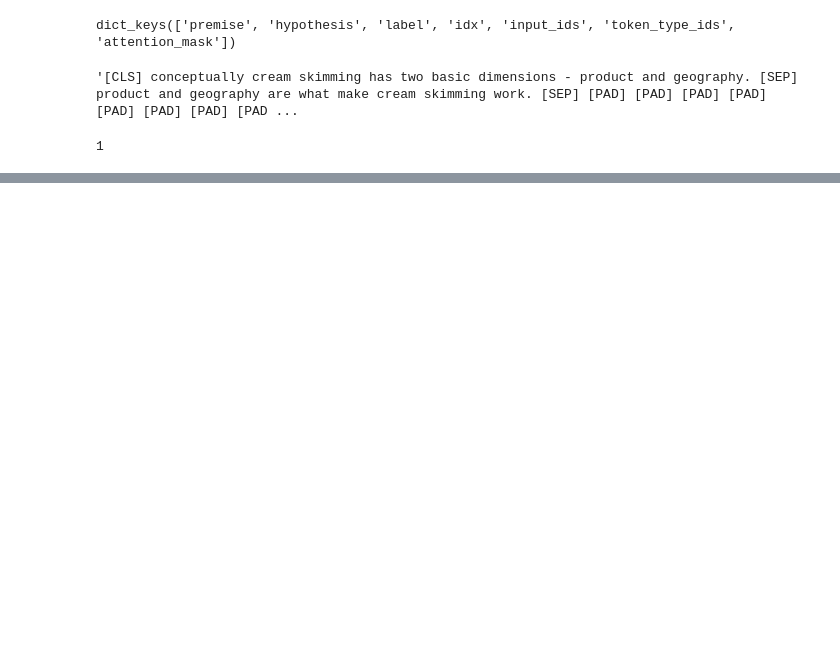
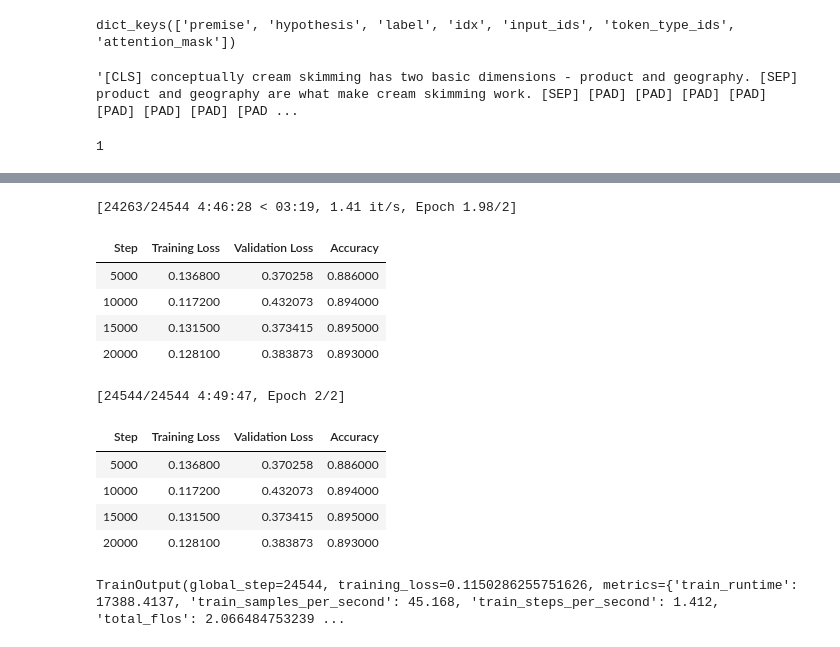
Before and after one commit to an-eve/nlp-nli-idioms, a Jupyter notebook: Fine_tuning_BERT_MultiNLI_2_labels.ipynb, the cells around one changed output, grey strips where cells are left out. Cells and saved outputs as stored; diff of their text form; code cells hidden in the pictures; blank space fills up the shorter version.

Commit message:
Fine-tuning BERT on MNLI

```diff
--- a/Fine_tuning_BERT_MultiNLI_2_labels.ipynb
+++ b/Fine_tuning_BERT_MultiNLI_2_labels.ipynb
@@ -227,5 +186,7 @@ tokenizer("Hello, this one sentence!", "And this sentence goes with it.")
 def tokenize_function(examples):
     return tokenizer(examples["premise"], examples["hypothesis"], padding="max_length", truncation=True)
 
-tokenized_dataset = mnli_dataset.map(tokenize_function, batched=True)
+tokenized_train_data = train_data.map(tokenize_function, batched=True)
+tokenized_val_m_data = val_m_data.map(tokenize_function, batched=True)
+tokenized_val_mm_data = val_mm_data.map(tokenize_function, batched=True)
 # %%
@@ -336,3 +296,43 @@ TrainOutput(global_step=62500, training_loss=0.15723076013183593, metrics={'trai
+# %%
+new_args = TrainingArguments(
+    output_dir = model_folder,
+    evaluation_strategy = "steps",
+    eval_steps=5000,
+    save_strategy = "steps",
+    save_steps=5000,
+    learning_rate=2e-5,
+    per_device_train_batch_size=BATCH_SIZE,
+    per_device_eval_batch_size=BATCH_SIZE,
+    num_train_epochs=2,
+    weight_decay=0.01,
+    load_best_model_at_end=True,
+    metric_for_best_model=metric_name,
+    resume_from_checkpoint=True,
+    push_to_hub=True,
+)
+
+new_trainer = Trainer(
+    model,
+    new_args,
+    train_dataset=small_train_dataset,
+    eval_dataset=small_val_dataset,
+    tokenizer=tokenizer,
+    compute_metrics=compute_metrics
+)
 # %%
-trainer.train()
+new_trainer.train()
+# %% [output]
+[24263/24544 4:46:28 < 03:19, 1.41 it/s, Epoch 1.98/2]
+| Step | Training Loss | Validation Loss | Accuracy |
+| 5000 | 0.136800 | 0.370258 | 0.886000 |
+| 10000 | 0.117200 | 0.432073 | 0.894000 |
+| 15000 | 0.131500 | 0.373415 | 0.895000 |
+| 20000 | 0.128100 | 0.383873 | 0.893000 |
+[24544/24544 4:49:47, Epoch 2/2]
+| Step | Training Loss | Validation Loss | Accuracy |
+| 5000 | 0.136800 | 0.370258 | 0.886000 |
+| 10000 | 0.117200 | 0.432073 | 0.894000 |
+| 15000 | 0.131500 | 0.373415 | 0.895000 |
+| 20000 | 0.128100 | 0.383873 | 0.893000 |
+TrainOutput(global_step=24544, training_loss=0.1150286255751626, metrics={'train_runtime': 17388.4137, 'train_samples_per_second': 45.168, 'train_steps_per_second': 1.412, 'total_flos': 2.066484753239 ...
 # %%
```
Also changed, not shown: parts of 60 cells of this notebook.
